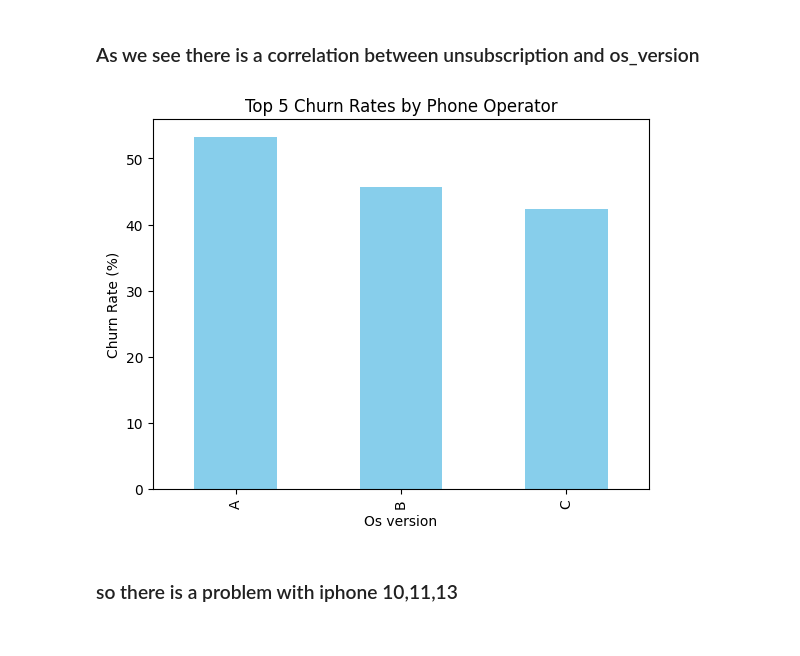
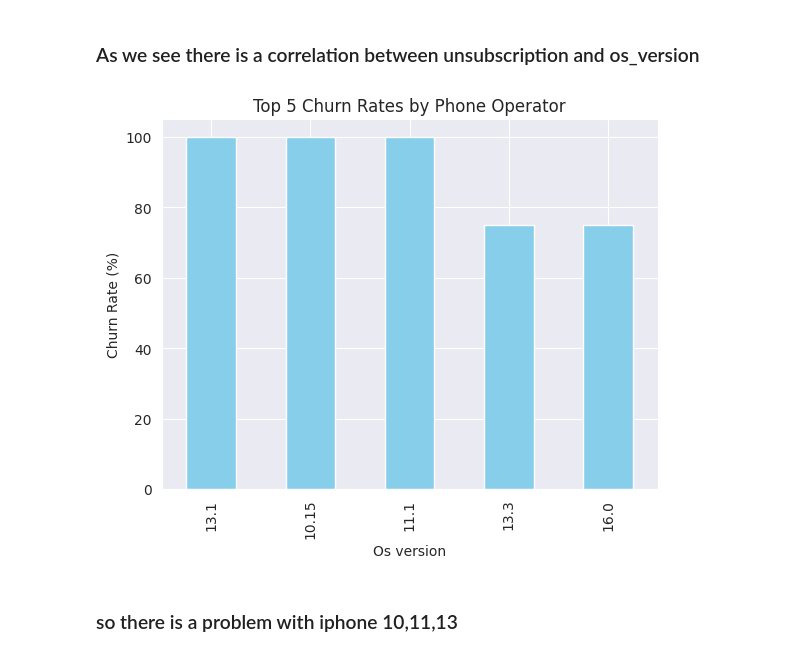
Before and after one commit to esfandiaryfard/customer-transactions-analysis, a Jupyter notebook: EDA.ipynb, the cells around one changed output. Cells and saved outputs as stored; diff of their text form; code cells hidden in the pictures.

Commit message:
:bug: Fix bug in os visualization

```diff
--- a/EDA.ipynb
+++ b/EDA.ipynb
@@ -282,16 +282,16 @@ plt.show()
 # %%
 # most churned os versions
 churn_by_os = users.groupby('os_version')['unsubscription_date'].count() / users.groupby('os_version')['user_id'].count() * 100
-top5_churn_by_operator = churn_by_operator.sort_values(ascending=False).head(5)
+top5_churn_by_os = churn_by_os.sort_values(ascending=False).head(5)
 
 # Plot the bar chart for the top 5 phone operators
-top5_churn_by_operator.plot(kind='bar', color='skyblue')
+top5_churn_by_os.plot(kind='bar', color='skyblue')
 plt.xlabel('Os version')
 plt.ylabel('Churn Rate (%)')
 plt.title('Top 5 Churn Rates by Phone Operator')
 plt.show()
 # %% [output]
-[figure, old version]
+[figure, new version]
 # %% [markdown]
 ### so there is a problem with iphone 10,11,13
 # %%
```
Also changed, not shown: parts of 1 cell of this notebook.
